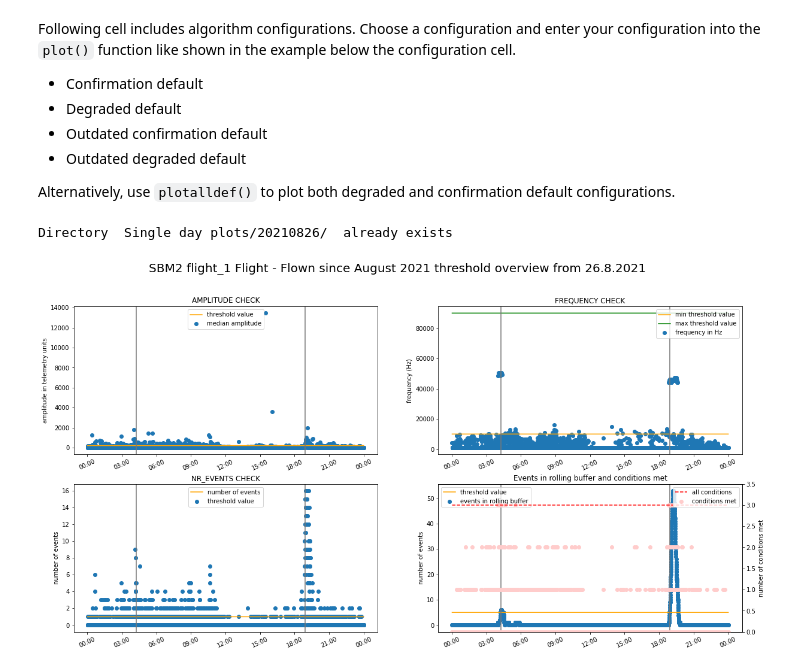
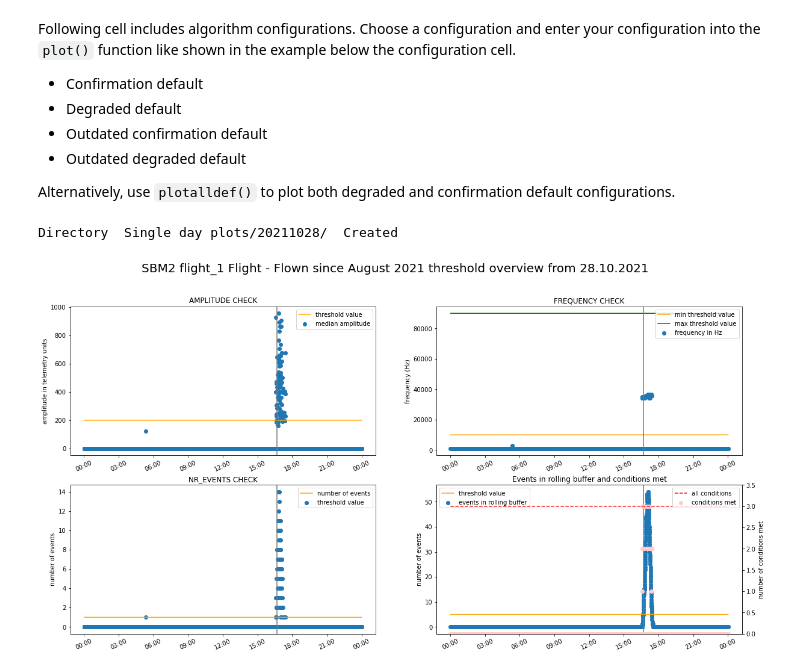
Before and after one commit to formanet415/SBM2-detection, a Jupyter notebook: Single day plotter.ipynb, the cells around one changed output. Saved outputs shown, nothing was run; the diff lists cells and outputs as text; code cells hidden in the pictures.

Commit message:
Plotted graphs - October 2021
three SBM2 events on 6.10, 9.10, and 28.10

```diff
--- a/Single day plotter.ipynb
+++ b/Single day plotter.ipynb
@@ -257,7 +253,7 @@ custom5  = {'EPEAK_THRES': 100, 'FP_MIN': 6000, 'FP_MAX': 50000, 'NW_THRES': 1,
 flown_1  = {'EPEAK_THRES': 200, 'FP_MIN': 10000,'FP_MAX': 90000, 'NW_THRES': 1, 'DT_LW': 1200, 'N_LW_THRES': 5 , 'DT_SBM2':  7200, 'RUA': 1.0, 'title': 'flight_1', 'type': 'Flight - Flown since August 2021'}
 # %%
 # Example
-plot(2021, 8, 26, flown_1)
+plot(2021, 10, 28, flown_1)
 # %% [output]
-Directory  Single day plots/20210826/  already exists
+Directory  Single day plots/20211028/  Created
-[figure, old version]
+[figure, new version]
```
Also changed, not shown: parts of 4 cells of this notebook, 9 other files.
